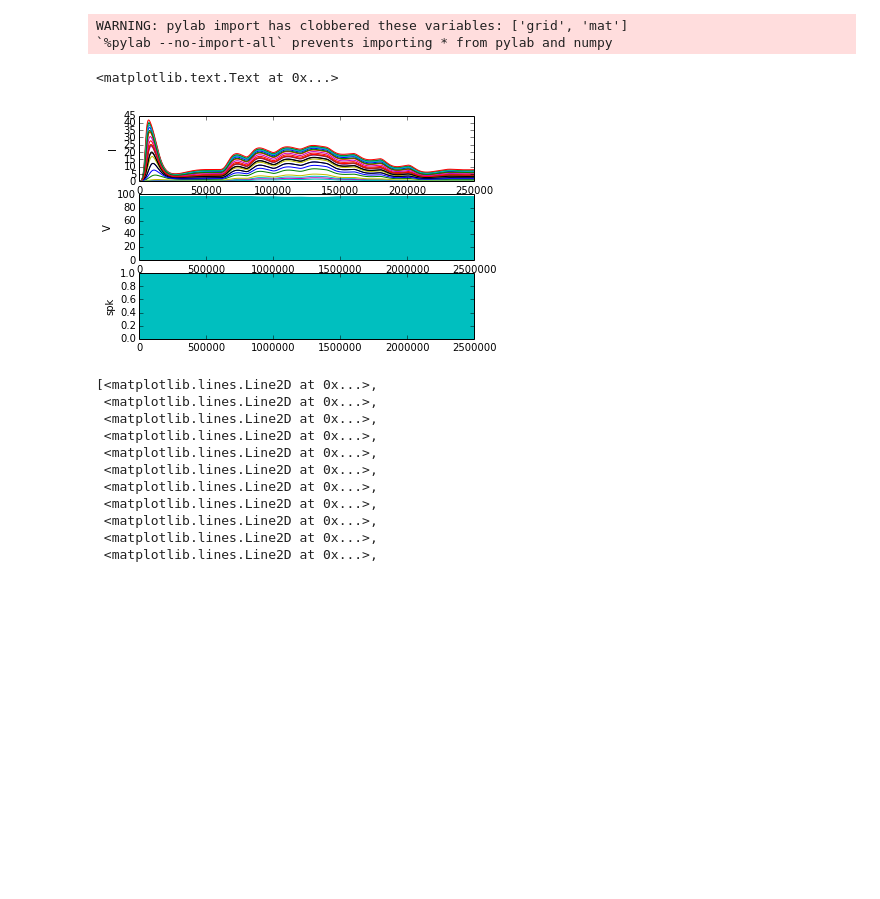
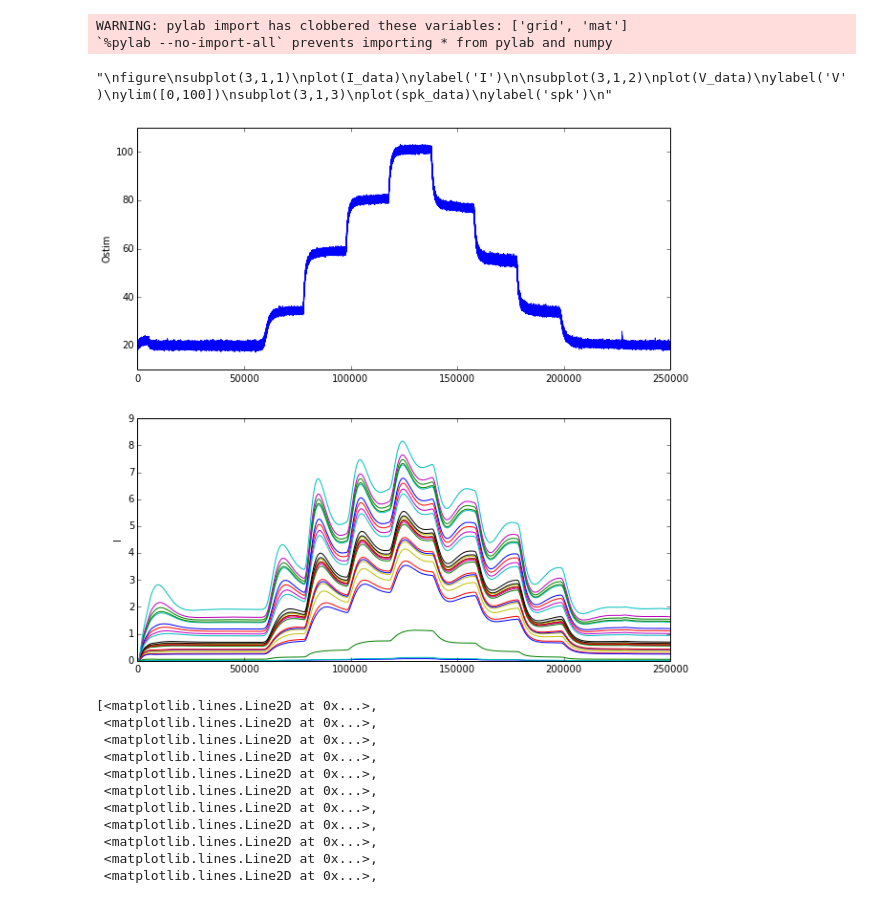
Before and after one commit to Hanyu-Li/neurokernel, a Jupyter notebook: examples/olfactory_transduction/olfactory_transduction.ipynb, the cells around one changed output. Cells and saved outputs as stored; diff of their text form; code cells hidden in the pictures; blank space fills up the shorter version.

```diff
--- a/examples/olfactory_transduction/olfactory_transduction.ipynb
+++ b/examples/olfactory_transduction/olfactory_transduction.ipynb
@@ -271,10 +271,10 @@ def get_hhn_kernel():
 # %%
 dt = 1e-4
 t = np.arange(0,25,dt)
-mat = sio.loadmat('../../data/2011_03_04_0379.mat')
+mat = sio.loadmat('data/m/2011_03_09_0005.mat')
 
 NUM_OF_NEURON = 25
-Ostim_data = 100*np.array(mat.get('c'), np.float32)
+Ostim_data = 200*np.array(mat.get('c'), np.float32)
 I_data = np.zeros((len(t), NUM_OF_NEURON), np.float32)
 binding_rate_data = np.random.rand(NUM_OF_NEURON, 1);
 V_data = np.zeros((10*len(t), NUM_OF_NEURON), np.float32)
@@ -319,12 +319,14 @@ for i in range(iteration):
     Ostim = Ostim_data[i]
     dougherty_transduction.prepared_call(grid, block,dt, Ostim, binding_rate.gpudata, state.gpudata, I.gpudata)
     I_data[i,:] = I.get().reshape(-1)
+    '''
     for j in range(10):
         hhn.prepared_call(grid, block, spk.gpudata, NUM_OF_NEURON, dt/10*1000,I.gpudata,
                                         X_1.gpudata, X_2.gpudata, X_3.gpudata,
                                         V.gpudata, V_prev.gpudata)
         V_data[i*10+j,:] = V.get().reshape(-1)
         spk_data[i*10+j,:] = spk.get().reshape(-1)
+ '''
 # %%
 %pylab inline
 # %% [output]
@@ -332,21 +334,32 @@ Populating the interactive namespace from numpy and matplotlib
 WARNING: pylab import has clobbered these variables: ['grid', 'mat']
 `%pylab --no-import-all` prevents importing * from pylab and numpy
 # %%
+figure(figsize=[10,10])
+subplot(2,1,1)
+plot(Ostim_data)
+ylabel('Ostim')
+subplot(2,1,2)
+plot(I_data)
+ylabel('I')
+
+
+'''
 figure
 subplot(3,1,1)
 plot(I_data)
 ylabel('I')
 
 subplot(3,1,2)
 plot(V_data)
 ylabel('V')
 ylim([0,100])
 subplot(3,1,3)
 plot(spk_data)
 ylabel('spk')
+'''
 # %% [output]
-<matplotlib.text.Text at 0x...>
+"\nfigure\nsubplot(3,1,1)\nplot(I_data)\nylabel('I')\n\nsubplot(3,1,2)\nplot(V_data)\nylabel('V')\nylim([0,100])\nsubplot(3,1,3)\nplot(spk_data)\nylabel('spk')\n"
-[figure, old version]
+[figure, new version]
 # %%
 I_temp = I.get()
 I_temp?
```
Also changed, not shown: parts of 1 cell of this notebook, 3 other files.
